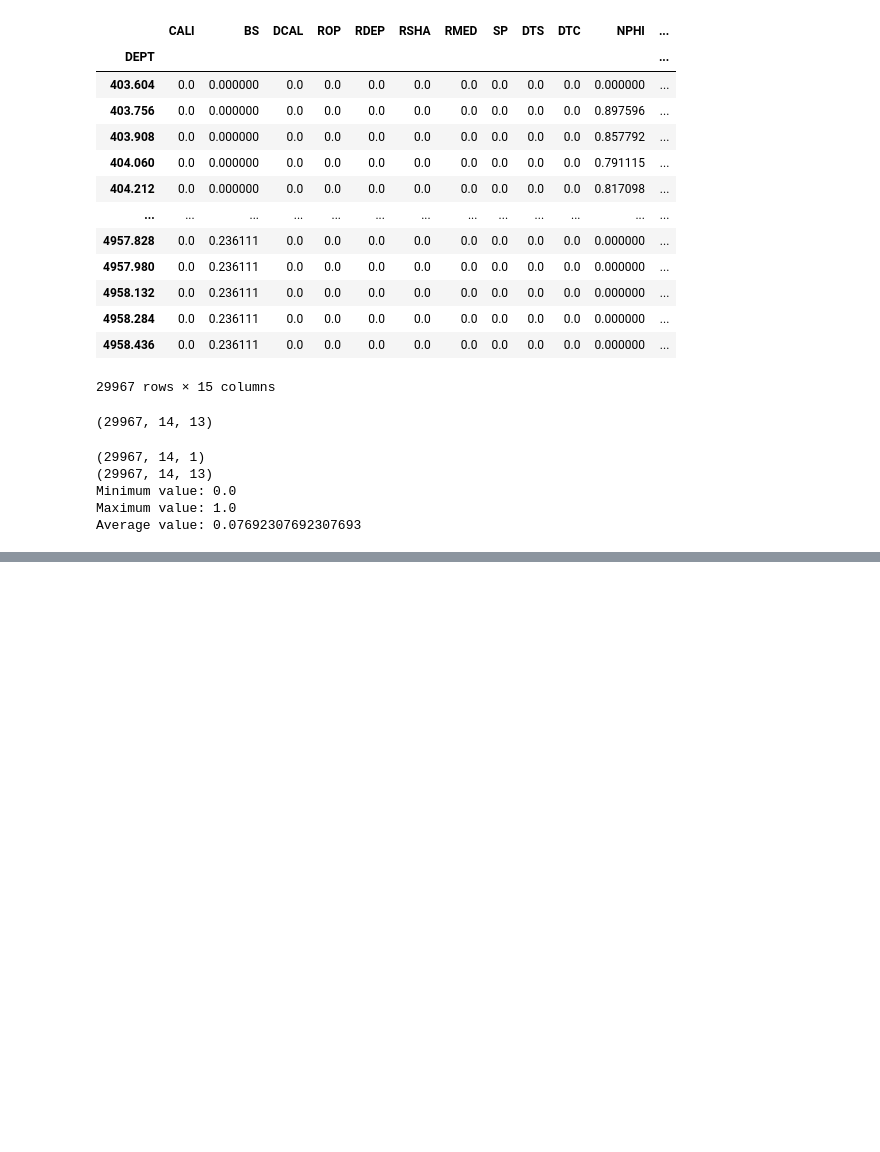
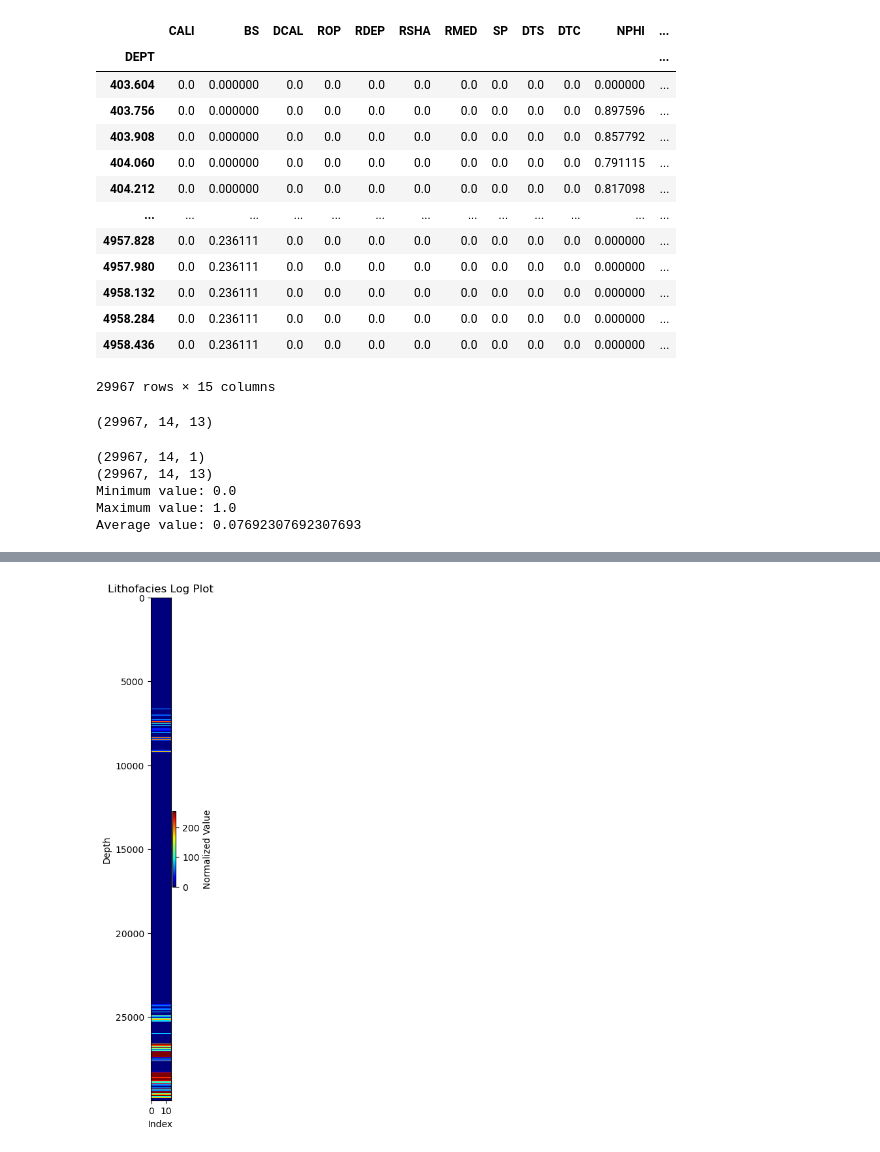
Before and after one commit to hyonbokan/lithology-identification-fl, a Jupyter notebook: data_trasform/1D-image-SegLog/las2img_seg_2.0.ipynb, the cells around one changed output, grey strips where cells are left out. Saved outputs shown, nothing was run; the diff lists cells and outputs as text; code cells hidden in the pictures; blank space fills up the shorter version.

```diff
--- a/data_trasform/1D-image-SegLog/las2img_seg_2.0.ipynb
+++ b/data_trasform/1D-image-SegLog/las2img_seg_2.0.ipynb
@@ -99,10 +99,10 @@ y
 labels = y['FORCE_2020_LITHOFACIES_LITHOLOGY']
 labels = labels.replace(lithology_numbers)
 # %%
-D = len(y.index)
-N = len(y.columns) - 1  # Exclude the label column
+DL = len(y.index)
+NL = len(y.columns) - 1  # Exclude the label column
 C = 13
-label_tensor = np.zeros((D, N, 13))
+label_tensor = np.zeros((DL, NL, 13))
 print(label_tensor.shape)
 for i, row in enumerate(label_tensor):
     for j, val in enumerate(row):
@@ -143,0 +154,21 @@ plt.show()
+# %%
+import matplotlib.pyplot as plt
+
+import matplotlib.pyplot as plt
+
+# Create the lithofacies log plot
+fig = plt.figure(figsize=(0.5, 10))
+plt.imshow(scaled_label_tensor, cmap='jet', aspect='auto')
+
+# Set the labels and title
+plt.xlabel('Index')
+plt.ylabel('Depth')
+plt.title('Lithofacies Log Plot')
+
+# Show the colorbar
+plt.colorbar(label='Normalized Value')
+
+# Show the plot
+plt.show()
+# %% [output]
+[figure, added]
```
Also changed, not shown: parts of 4 cells of this notebook, 8 other files.
